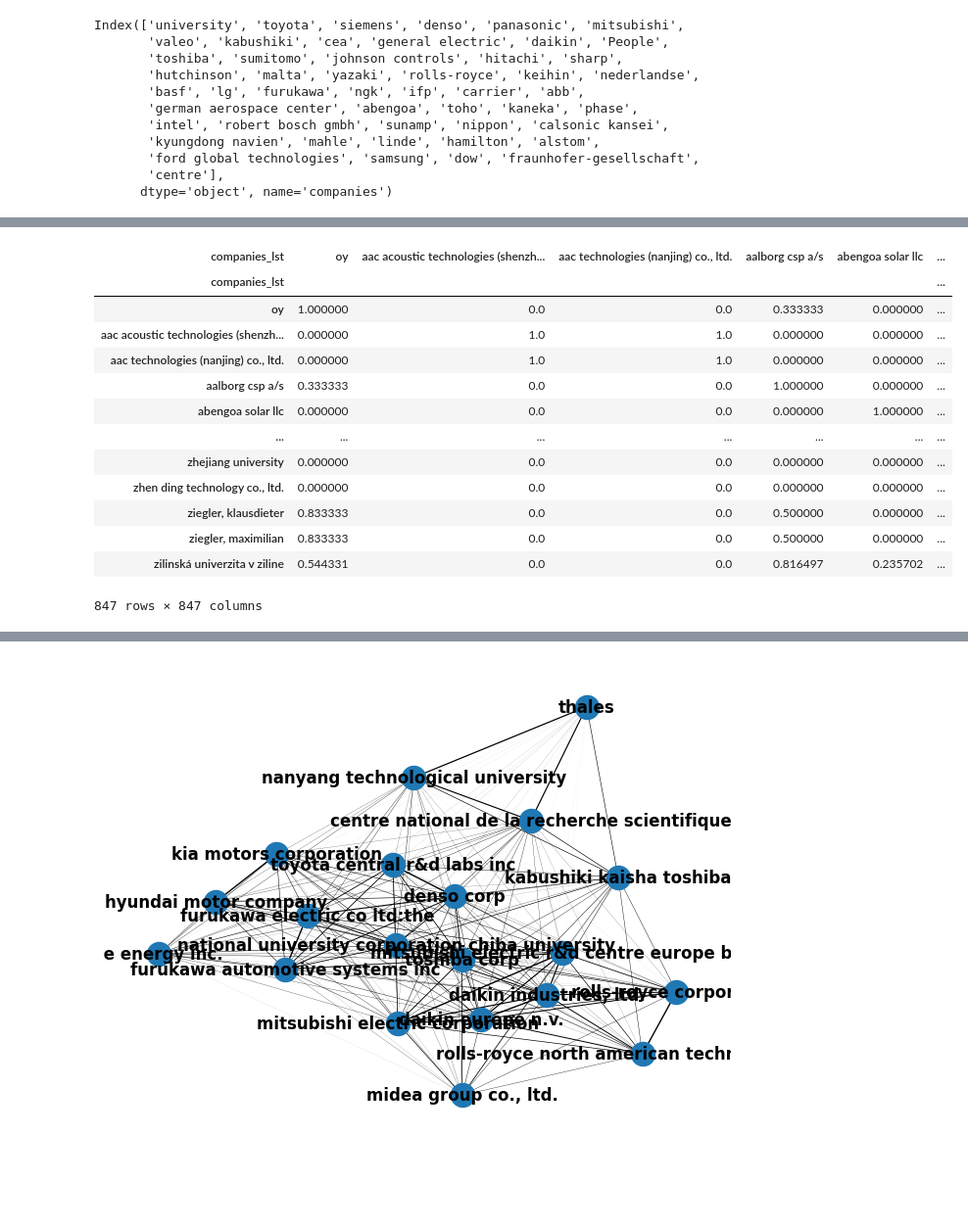
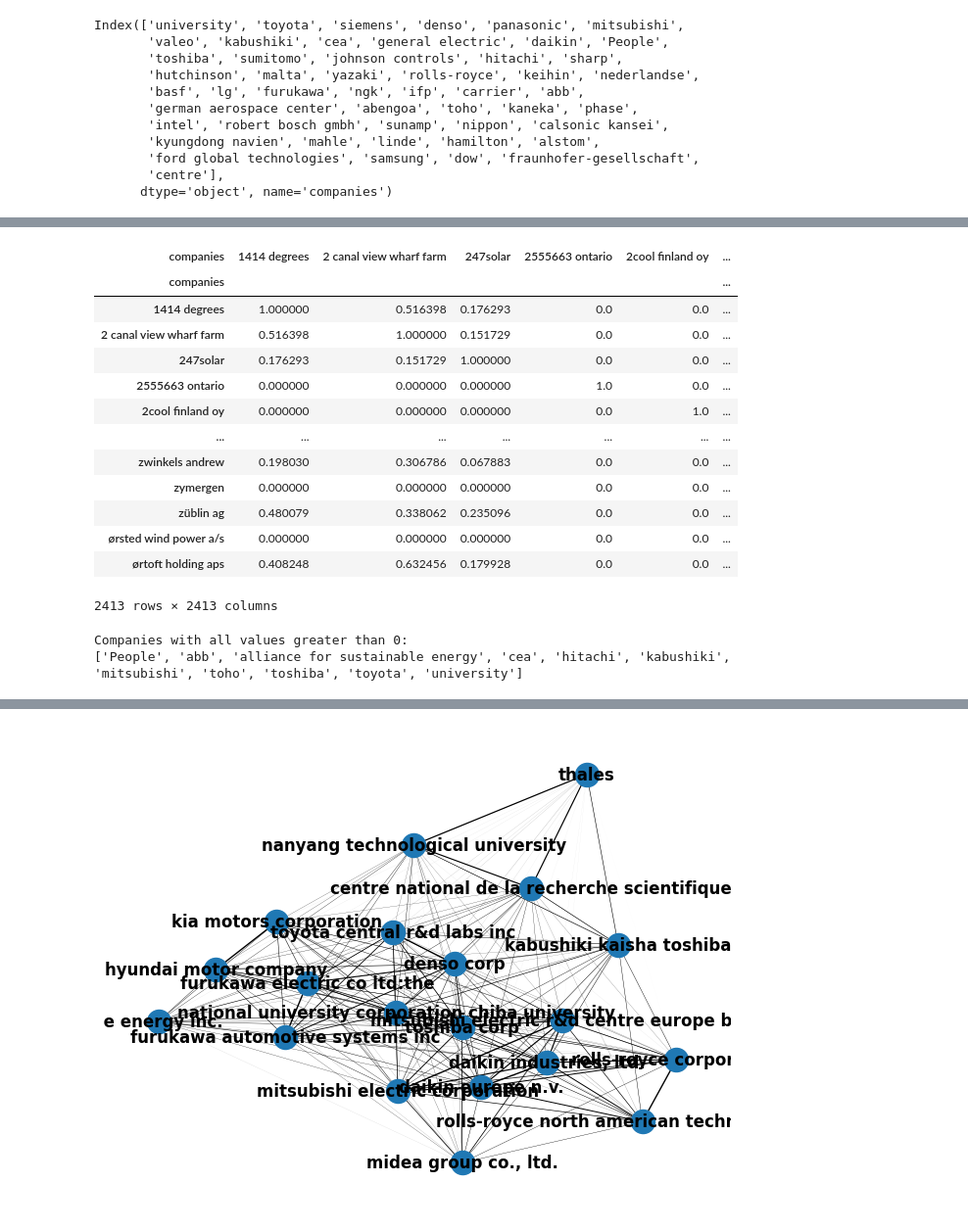
Before and after one commit to kangsunwoo827/tech_pred, a Jupyter notebook: tes_data.ipynb, the cells around one changed output, grey strips where cells are left out. Shown at 98% size. Cells and saved outputs as stored; diff of their text form; code cells hidden in the pictures; blank space fills up the shorter version.

```diff
--- a/tes_data.ipynb
+++ b/tes_data.ipynb
@@ -180,0 +161,5 @@ connected_df=connected_df.explode('companies_lst')
+# %%
+df_expanded=df_expanded.dropna(subset=['국제특허분류'])
+df_expanded['ipc_code'] = df_expanded['국제특허분류'].apply(lambda x: x.split(','))
+df_explode =df_expanded.explode(['ipc_code'])
+df_explode['ipc_code']
@@ -180,0 +179,4 @@ connected_df=connected_df.explode('companies_lst')
+# %%
+df_explode['ipc_code_front'] = df_explode['ipc_code'].apply(lambda x : x.split('-')[0]).apply(lambda x : x.strip())
+df_explode['ipc_code_front'] = df_explode['ipc_code'].apply(lambda x : x.split('-')[0]).apply(lambda x : x.strip())
+len(df_explode['ipc_code'].value_counts())
@@ -180,0 +185,4 @@ connected_df=connected_df.explode('companies_lst')
+# %%
+df_explode['ipc_code_front'] = df_explode['ipc_code'].apply(lambda x : x.split('-')[0]).apply(lambda x : x.strip())
+
+main_ipc = df_explode['ipc_code_front'].value_counts()[:10]
@@ -247,32 +231,32 @@ Name: ipc_code, Length: 6157, dtype: object
 # %%
-df_explode['ipc_code_front'] = df_explode['ipc_code'].apply(lambda x : x.split('-')[0])
+df_explode['ipc_code_front'] = df_explode['ipc_code'].apply(lambda x : x.split('-')[0]).apply(lambda x : x.strip())
 
-vector_table = df_explode.pivot_table(index='companies_lst', columns='ipc_code_front', aggfunc='size', fill_value=0)
+vector_table = df_explode.pivot_table(index='companies', columns='ipc_code_front', aggfunc='size', fill_value=0)
 vector_table = vector_table.div(vector_table.sum(axis=1), axis=0)
 
 from sklearn.metrics.pairwise import cosine_similarity
 
 # 코사인 유사도 계산
 similarity_matrix = cosine_similarity(vector_table)
 
 # 결과 데이터프레임 생성
 similarity_df = pd.DataFrame(similarity_matrix, index=vector_table.index, columns=vector_table.index)
 
 # 결과 출력
 
 similarity_df
 # %% [output]
-| companies_lst | oy | aac acoustic technologies (shenzh... | aac technologies (nanjing) co., ltd. | aalborg csp a/s | abengoa solar llc | ... |
-| companies_lst |  |  |  |  |  | ... |
-| oy | 1.000000 | 0.0 | 0.0 | 0.333333 | 0.000000 | ... |
-| aac acoustic technologies (shenzh... | 0.000000 | 1.0 | 1.0 | 0.000000 | 0.000000 | ... |
-| aac technologies (nanjing) co., ltd. | 0.000000 | 1.0 | 1.0 | 0.000000 | 0.000000 | ... |
-| aalborg csp a/s | 0.333333 | 0.0 | 0.0 | 1.000000 | 0.000000 | ... |
-| abengoa solar llc | 0.000000 | 0.0 | 0.0 | 0.000000 | 1.000000 | ... |
+| companies | 1414 degrees | 2 canal view wharf farm | 247solar | 2555663 ontario | 2cool finland oy | ... |
+| companies |  |  |  |  |  | ... |
+| 1414 degrees | 1.000000 | 0.516398 | 0.176293 | 0.0 | 0.0 | ... |
+| 2 canal view wharf farm | 0.516398 | 1.000000 | 0.151729 | 0.0 | 0.0 | ... |
+| 247solar | 0.176293 | 0.151729 | 1.000000 | 0.0 | 0.0 | ... |
+| 2555663 ontario | 0.000000 | 0.000000 | 0.000000 | 1.0 | 0.0 | ... |
+| 2cool finland oy | 0.000000 | 0.000000 | 0.000000 | 0.0 | 1.0 | ... |
 | ... | ... | ... | ... | ... | ... | ... |
-| zhejiang university | 0.000000 | 0.0 | 0.0 | 0.000000 | 0.000000 | ... |
-| zhen ding technology co., ltd. | 0.000000 | 0.0 | 0.0 | 0.000000 | 0.000000 | ... |
-| ziegler, klausdieter | 0.833333 | 0.0 | 0.0 | 0.500000 | 0.000000 | ... |
-| ziegler, maximilian | 0.833333 | 0.0 | 0.0 | 0.500000 | 0.000000 | ... |
-| zilinská univerzita v ziline | 0.544331 | 0.0 | 0.0 | 0.816497 | 0.235702 | ... |
+| zwinkels andrew | 0.198030 | 0.306786 | 0.067883 | 0.0 | 0.0 | ... |
+| zymergen | 0.000000 | 0.000000 | 0.000000 | 0.0 | 0.0 | ... |
+| züblin ag | 0.480079 | 0.338062 | 0.235096 | 0.0 | 0.0 | ... |
+| ørsted wind power a/s | 0.000000 | 0.000000 | 0.000000 | 0.0 | 0.0 | ... |
+| ørtoft holding aps | 0.408248 | 0.632456 | 0.179928 | 0.0 | 0.0 | ... |
-847 rows × 847 columns
+2413 rows × 2413 columns
@@ -280,0 +263,17 @@ top20_company = df_explode['companies_lst'].value_counts()[:20].index
+# %%
+
+main_ipc = df_explode['ipc_code_front'].value_counts()[1:6].index
+
+main_vector_table =vector_table[main_ipc]
+
+non_zero_rows = main_vector_table[(main_vector_table > 0).all(axis=1)]
+
+# non_zero_rows의 인덱스를 리스트로 추출
+non_zero_companies = non_zero_rows.index.tolist()
+
+# 결과 출력
+print("Companies with all values greater than 0:")
+print(non_zero_companies)
+# %% [output]
+Companies with all values greater than 0:
+['People', 'abb', 'alliance for sustainable energy', 'cea', 'hitachi', 'kabushiki', 'mitsubishi', 'toho', 'toshiba', 'toyota', 'university']
```
Also changed, not shown: parts of 45 cells of this notebook, 1 other file.
